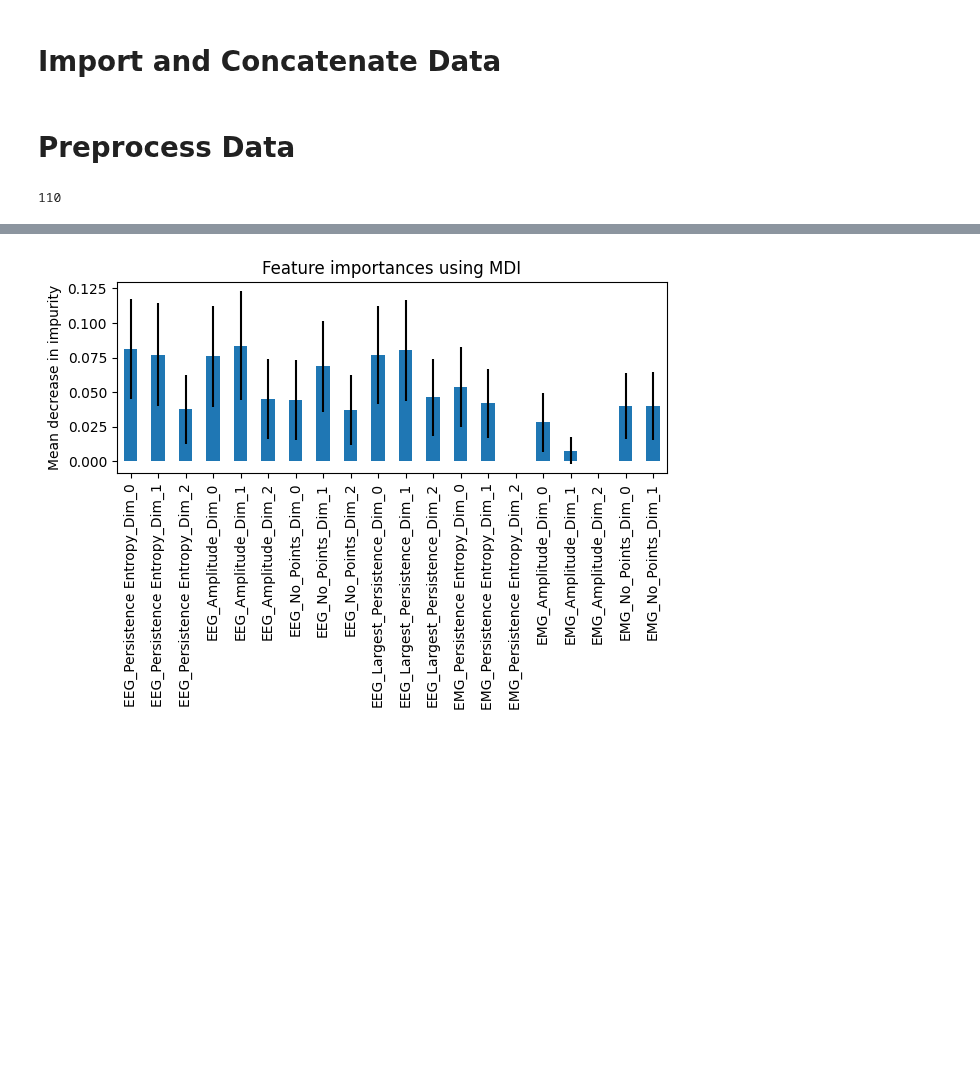
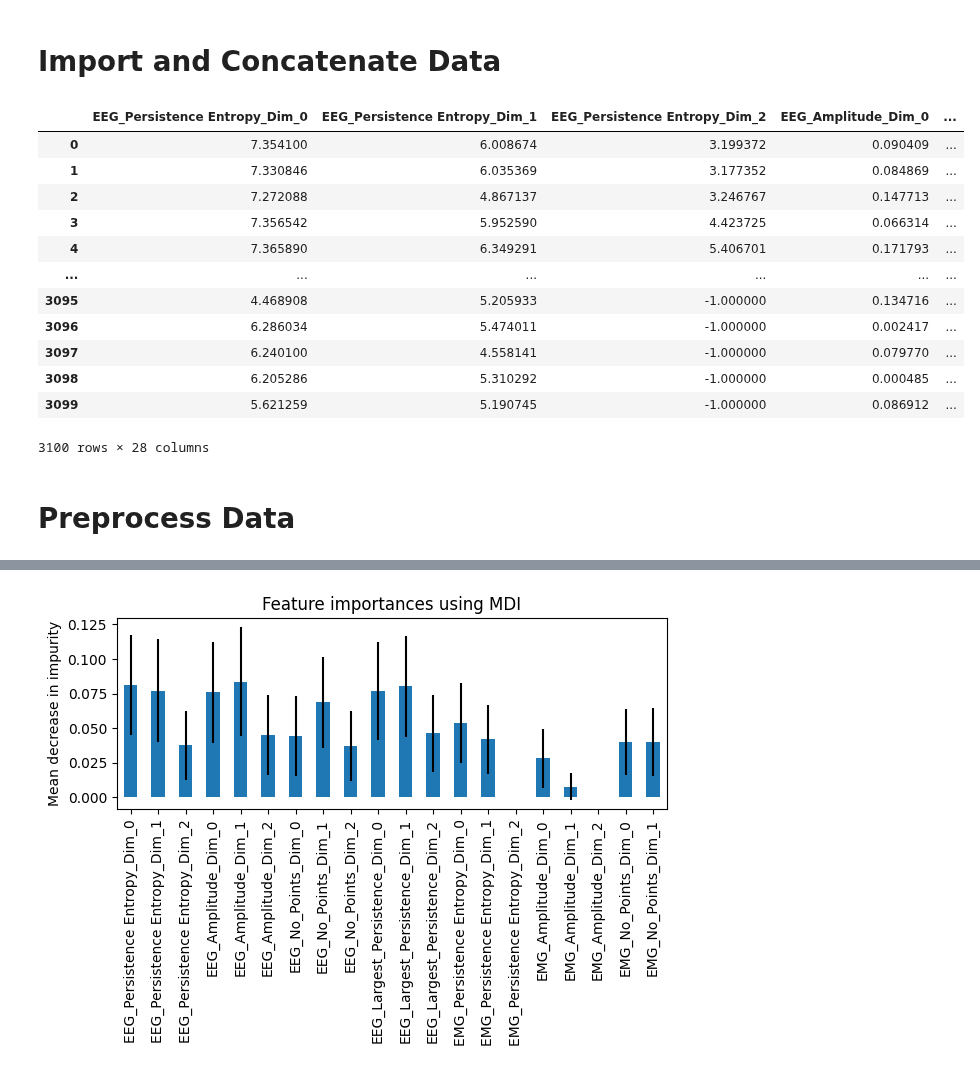
Before and after one commit to peppey/Topological-Data-Analysis-on-Brain-Data, a Jupyter notebook: Anesthesia_Data/Time_Series/Simple_Classifier.ipynb, the cells around one changed output, grey strips where cells are left out. Cells and saved outputs as stored; diff of their text form; code cells hidden in the pictures; blank space fills up the shorter version.

```diff
--- a/Anesthesia_Data/Time_Series/Simple_Classifier.ipynb
+++ b/Anesthesia_Data/Time_Series/Simple_Classifier.ipynb
@@ -41,8 +41,8 @@ for subject_idx, subject in enumerate(["m292", "m294"]): #,  "m298", "m298", "m2
         data_length += len(test_feature_df.index)
 
         labels.extend(test_feature_df["Label"])
-        test_feature_df["Fold"] = None
-        test_feature_df["Validation"] = None
+        test_feature_df["Fold"] = "Not applicable"
+        test_feature_df["Validation"] = "Not applicable"
 
 
         all_folds_df = pd.DataFrame()
@@ -141,17 +141,27 @@ for subject_idx, subject in enumerate(["m292", "m294"]): #,  "m298", "m298", "m2
         subject_feature_dfs[subject].drop(subject_feature_dfs[subject].columns[subject_feature_dfs[subject].columns.str.contains('_left',case = False)], axis = 1, inplace = True)
 
 
-
-
 #feature_df = pd.concat([subject_feature_dfs["m292"], subject_feature_dfs["m294"], subject_feature_dfs["m298"], subject_feature_dfs["m299"], subject_feature_dfs["m300"]], ignore_index=True)
 
 #feature_df = subject_feature_dfs["m292"]
 
 feature_df = pd.concat([subject_feature_dfs["m292"], subject_feature_dfs["m294"]], ignore_index=True)
 # %%
-feature_df.drop(columns = ["Label"], inplace = True)
-
-feature_df.drop(feature_df.columns[feature_df.columns.str.contains('unnamed',case = False)], axis = 1, inplace = True)
+feature_df
+# %% [output]
+|  | EEG_Persistence Entropy_Dim_0 | EEG_Persistence Entropy_Dim_1 | EEG_Persistence Entropy_Dim_2 | EEG_Amplitude_Dim_0 | ... |
+| 0 | 7.354100 | 6.008674 | 3.199372 | 0.090409 | ... |
+| 1 | 7.330846 | 6.035369 | 3.177352 | 0.084869 | ... |
+| 2 | 7.272088 | 4.867137 | 3.246767 | 0.147713 | ... |
+| 3 | 7.356542 | 5.952590 | 4.423725 | 0.066314 | ... |
+| 4 | 7.365890 | 6.349291 | 5.406701 | 0.171793 | ... |
+| ... | ... | ... | ... | ... | ... |
+| 3095 | 4.468908 | 5.205933 | -1.000000 | 0.134716 | ... |
+| 3096 | 6.286034 | 5.474011 | -1.000000 | 0.002417 | ... |
+| 3097 | 6.240100 | 4.558141 | -1.000000 | 0.079770 | ... |
+| 3098 | 6.205286 | 5.310292 | -1.000000 | 0.000485 | ... |
+| 3099 | 5.621259 | 5.190745 | -1.000000 | 0.086912 | ... |
+3100 rows × 28 columns
 # %% [markdown]
 # Preprocess Data
 # %%
@@ -158,10 +172,4 @@ feature_df.drop(feature_df.columns[feature_df.columns.str.contains('unnamed',cas
 feature_df = feature_df.dropna()
-# %%
-filtered_fold_df = feature_df[feature_df["Fold"] == 4]
-filtered_fold_train_indices = filtered_fold_df[filtered_fold_df["Validation"] == True].index
-len(filtered_fold_train_indices)
-# %% [output]
-110
 # %%
 # Shuffle dataframe
 feature_df = feature_df.sample(frac=1).reset_index(drop=True)
```
Also changed, not shown: parts of 2 cells of this notebook.
